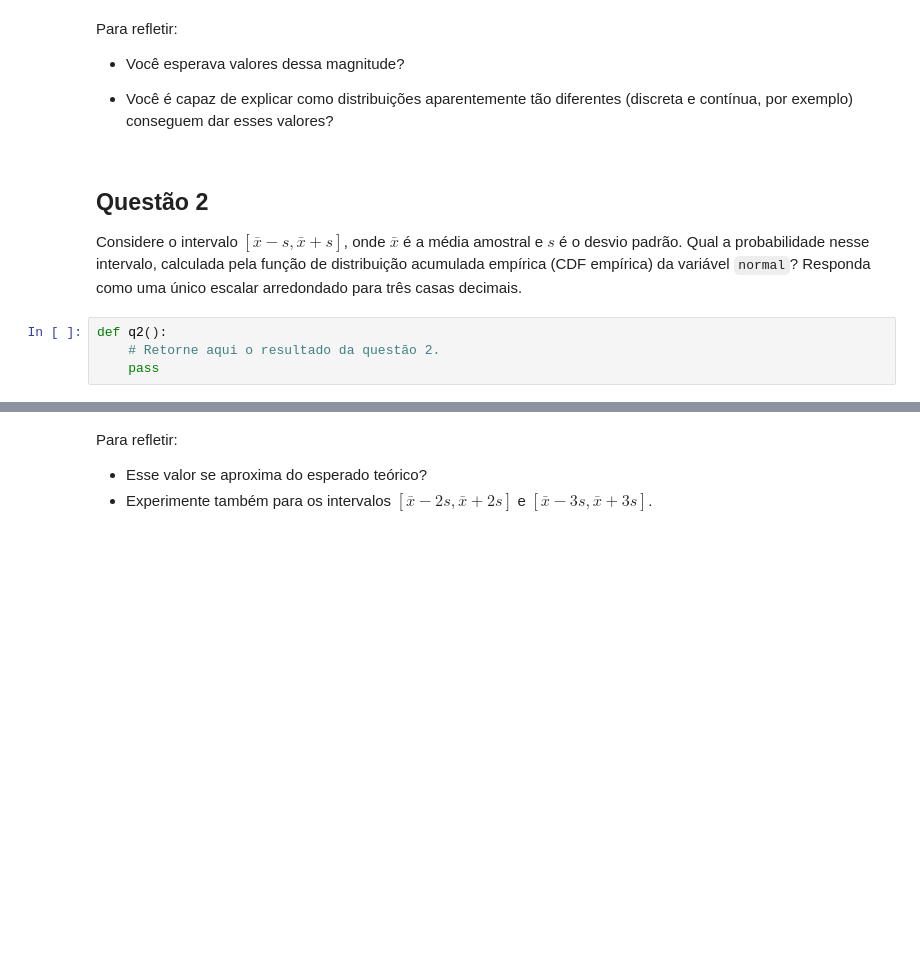
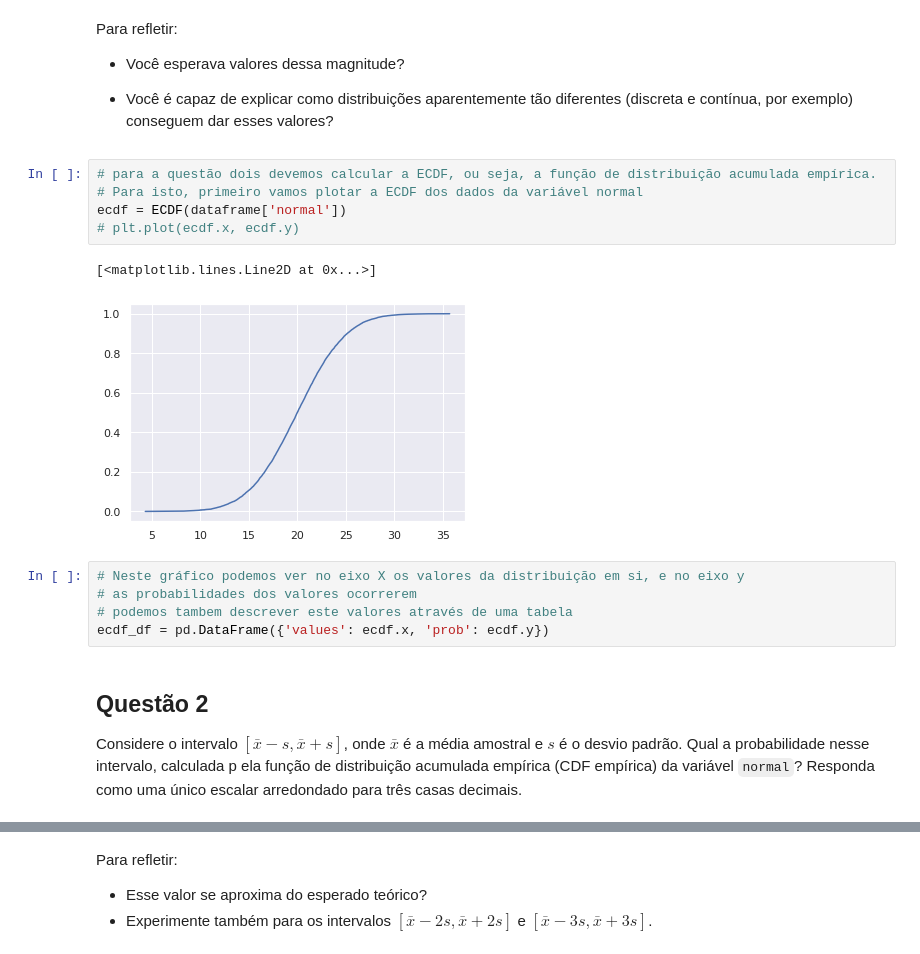
Before and after one commit to gplichoski/codenation-challenge3-probability-distribution, a Jupyter notebook: main.ipynb, the cells around one changed output, grey strips where cells are left out. Drawn from its saved outputs; the diff is of its cells as text; blank space fills up the shorter version.

```diff
--- a/main.ipynb
+++ b/main.ipynb
@@ -54,6 +90,19 @@ Para refletir:
 * Você esperava valores dessa magnitude?
 
 * Você é capaz de explicar como distribuições aparentemente tão diferentes (discreta e contínua, por exemplo) conseguem dar esses valores?
+# %%
+# para a questão dois devemos calcular a ECDF, ou seja, a função de distribuição acumulada empírica.
+# Para isto, primeiro vamos plotar a ECDF dos dados da variável normal
+ecdf = ECDF(dataframe['normal'])
+# plt.plot(ecdf.x, ecdf.y)
+# %% [output]
+[<matplotlib.lines.Line2D at 0x...>]
+[figure, added]
+# %%
+# Neste gráfico podemos ver no eixo X os valores da distribuição em si, e no eixo y
+# as probabilidades dos valores ocorrerem
+# podemos tambem descrever este valores através de uma tabela
+ecdf_df = pd.DataFrame({'values': ecdf.x, 'prob': ecdf.y})
 # %% [markdown]
 ## Questão 2
 
@@ -61,4 +110,0 @@ Considere o intervalo $[\bar{x} - s, \bar{x} + s]$, onde $\bar{x}$ é a média a
-# %%
-def q2():
-    # Retorne aqui o resultado da questão 2.
-    pass
```
Also changed, not shown: parts of 20 cells of this notebook, 6 other files.
